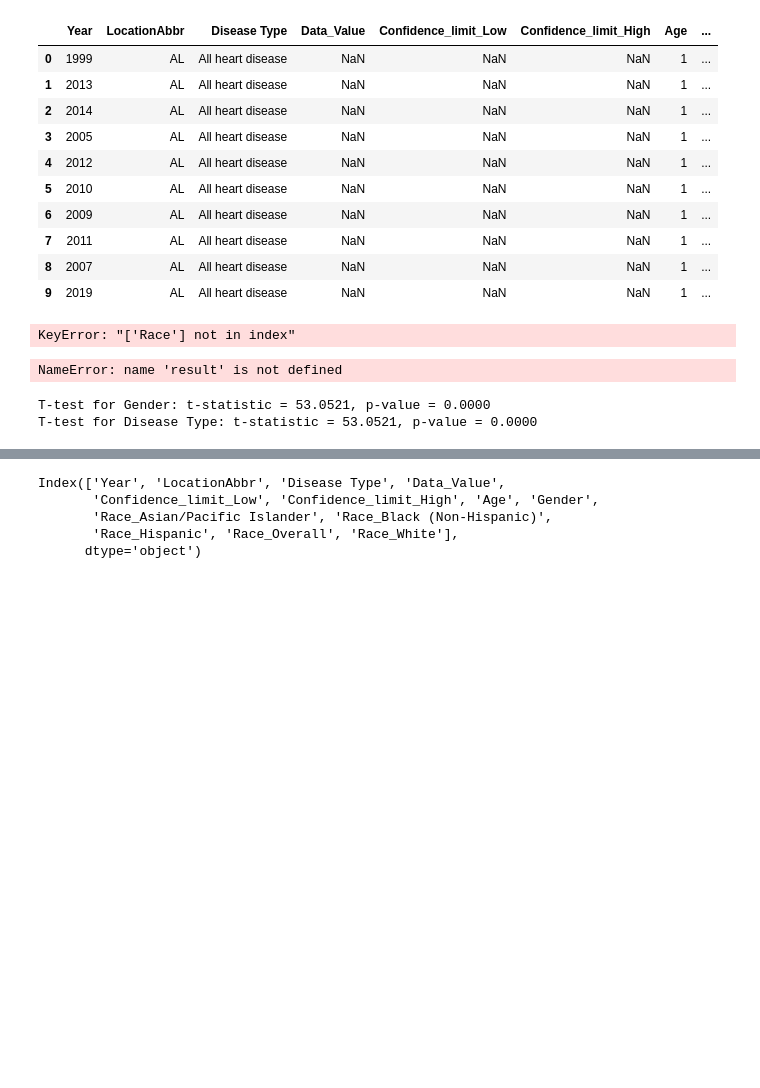
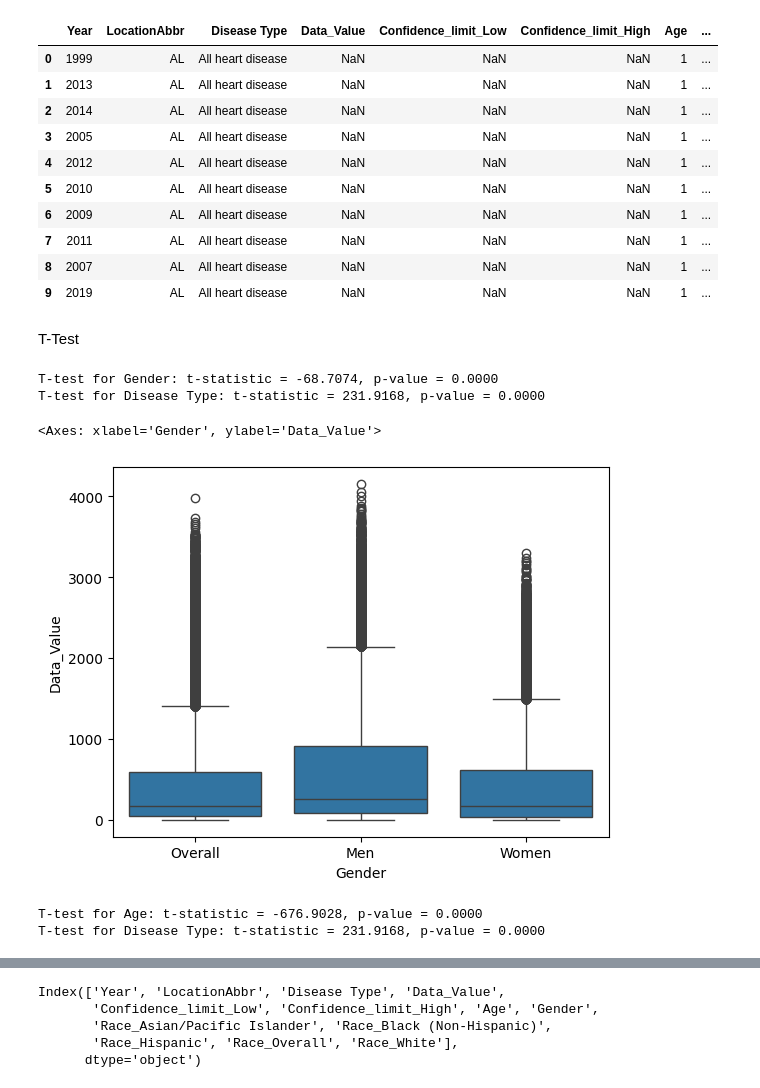
Before and after one commit to angiew-02/AHI-Capstone-Project, a Jupyter notebook: AHI_Capstone_25'.ipynb, the cells around one changed output, grey strips where cells are left out. Saved outputs shown, nothing was run; the diff lists cells and outputs as text; code cells hidden in the pictures; blank space fills up the shorter version.

```diff
--- a/AHI_Capstone_25'.ipynb
+++ b/AHI_Capstone_25'.ipynb
@@ -207,54 +207,37 @@ import pandas as pd
 from catboost import CatBoostClassifier
 from xgboost import XGBClassifier
 from scipy.stats import f_oneway
-# %%
-mixed_df = heartdisease_cleaned[[
-  'Year', 'LocationAbbr', 'Disease Type', 'Data_Value','Confidence_limit_Low', 'Confidence_limit_High', 'Age', 'Gender','Race'
-]].dropna()
-
-# Build the mixed effects model
-formula = "Year +'LocationAbbr'+'Disease Type'+'Data_Value'+'Confidence_limit_Low'+'Confidence_limit_High'+'Age'+'Gender'+'Race'"
-model = smf.mixedlm(formula, mixed_df, groups=mixed_df["heartdiseasemix"])
-result = model.fit()
-
-# Output summary
-print("\nMultilevel Linear Model Summary:\n")
-print(result.summary())
-# %% [output]
-KeyError: "['Race'] not in index"
-# %%
-import matplotlib.pyplot as plt
-
-mixed_df['Disease Type'] = result.predict()
-
-# Plot
-plt.figure(figsize=(8, 5))
-plt.scatter(mixed_df['Disease Type'], mixed_df['Gender'], alpha=0.5)
-plt.plot([mixed_df['Disease Type'].min(), mixed_df['tDisease Type'].max()],
-         [mixed_df['Disease Type'].min(), mixed_df['Disease Type'].max()],
-         color='red', linestyle='--', label='Perfect Fit')
-plt.xlabel("Gender")
-plt.ylabel("Disease Type")
-plt.title("Gender vs Disease Type")
-plt.legend()
-plt.grid(True)
-plt.tight_layout()
-plt.show()
-# %% [output]
-NameError: name 'result' is not defined
+# %% [markdown]
+T-Test
 # %%
 from scipy.stats import ttest_ind
 
 binary_vars = ['Gender', 'Disease Type']
 
 for var in binary_vars:
-    group0 = heartdisease_cleaned[heartdisease_cleaned['Year'] == 2000]['Data_Value']
-    group1 = heartdisease_cleaned[heartdisease_cleaned['Year'] == 2010]['Data_Value']
+    group0 = heartdisease_cleaned[heartdisease_cleaned[var] == heartdisease_cleaned[var].unique()[0]]['Data_Value']
+    group1 = heartdisease_cleaned[heartdisease_cleaned[var] == heartdisease_cleaned[var].unique()[1]]['Data_Value']
     stat, p = ttest_ind(group0, group1, nan_policy='omit')
     print(f"T-test for {var}: t-statistic = {stat:.4f}, p-value = {p:.4f}")
-
-### this one didnt really work... cause it just shows that there is no correlation
-### Was going to compare gender with disease type
 # %% [output]
-T-test for Gender: t-statistic = 53.0521, p-value = 0.0000
-T-test for Disease Type: t-statistic = 53.0521, p-value = 0.0000
+T-test for Gender: t-statistic = -68.7074, p-value = 0.0000
+T-test for Disease Type: t-statistic = 231.9168, p-value = 0.0000
+# %%
+import seaborn as sns
+sns.boxplot(data=heartdisease_cleaned, x='Gender', y='Data_Value')
+# %% [output]
+<Axes: xlabel='Gender', ylabel='Data_Value'>
+[figure, added]
+# %%
+from scipy.stats import ttest_ind
+
+binary_vars = ['Age', 'Disease Type']
+
+for var in binary_vars:
+    group0 = heartdisease_cleaned[heartdisease_cleaned[var] == heartdisease_cleaned[var].unique()[0]]['Data_Value']
+    group1 = heartdisease_cleaned[heartdisease_cleaned[var] == heartdisease_cleaned[var].unique()[1]]['Data_Value']
+    stat, p = ttest_ind(group0, group1, nan_policy='omit')
+    print(f"T-test for {var}: t-statistic = {stat:.4f}, p-value = {p:.4f}")
+# %% [output]
+T-test for Age: t-statistic = -676.9028, p-value = 0.0000
+T-test for Disease Type: t-statistic = 231.9168, p-value = 0.0000
```
Also changed, not shown: parts of 9 cells of this notebook.
